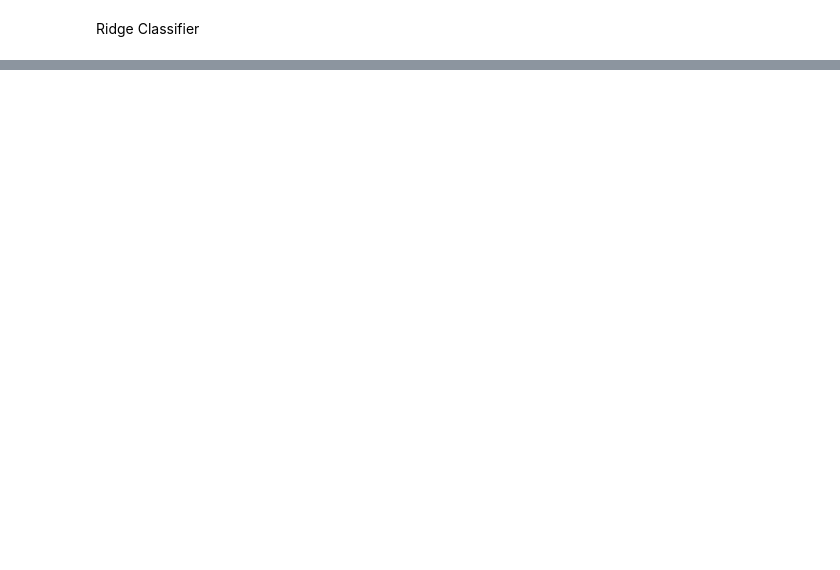
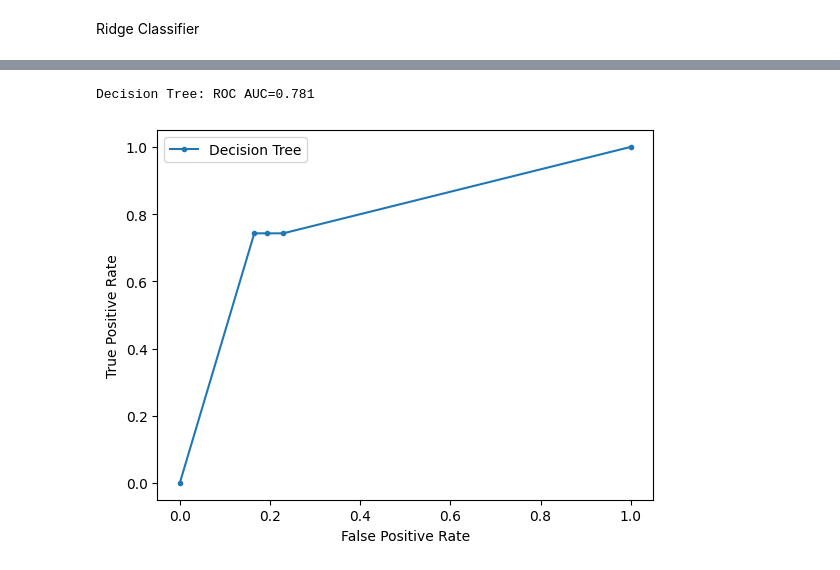
Before and after one commit to AkshatRastogi-1nC0re/HMS_Titanic_Survivability_Prediction, a Jupyter notebook: HMS_Titanic_Survivability_Prediciton.ipynb, the cells around one changed output, grey strips where cells are left out. Drawn from its saved outputs; the diff is of its cells as text; code cells hidden in the pictures; blank space fills up the shorter version.

```diff
--- a/HMS_Titanic_Survivability_Prediciton.ipynb
+++ b/HMS_Titanic_Survivability_Prediciton.ipynb
@@ -469,0 +550,15 @@ confusion matrix for Ridge Regression
+# %%
+# ROC curve for decision tree
+dt_probs = dt.predict_proba(x_test)
+dt_probs = dt_probs[:, 1]
+dt_auc = roc_auc_score(y_test, dt_probs)
+print('Decision Tree: ROC AUC=%.3f' % (dt_auc))
+dt_fpr, dt_tpr, _ = roc_curve(y_test, dt_probs)
+pyplot.plot(dt_fpr, dt_tpr, marker='.', label='Decision Tree')
+pyplot.xlabel('False Positive Rate')
+pyplot.ylabel('True Positive Rate')
+pyplot.legend()
+pyplot.show()
+# %% [output]
+Decision Tree: ROC AUC=0.781
+[figure, added]
```
Also changed, not shown: parts of 20 cells of this notebook.
